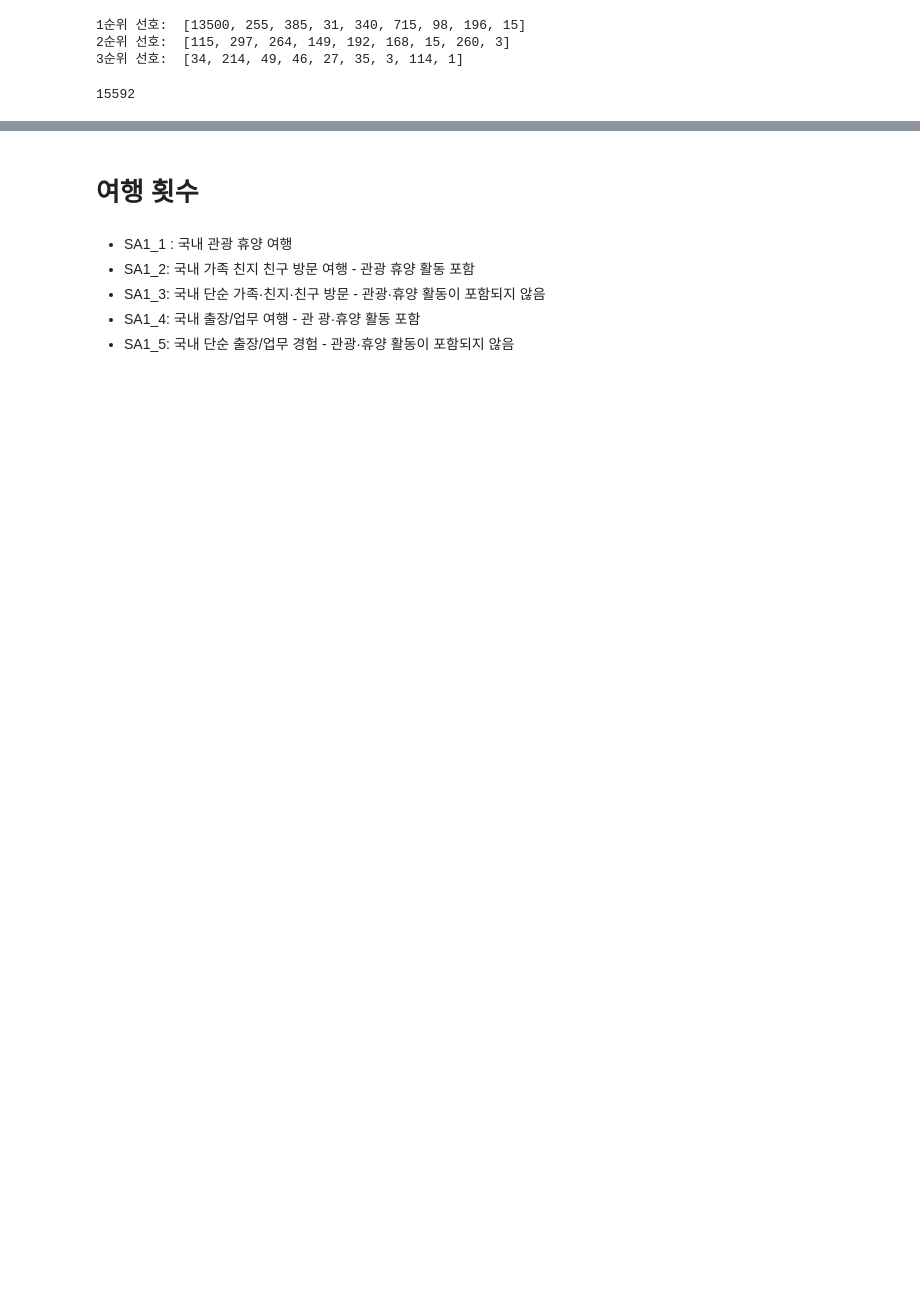
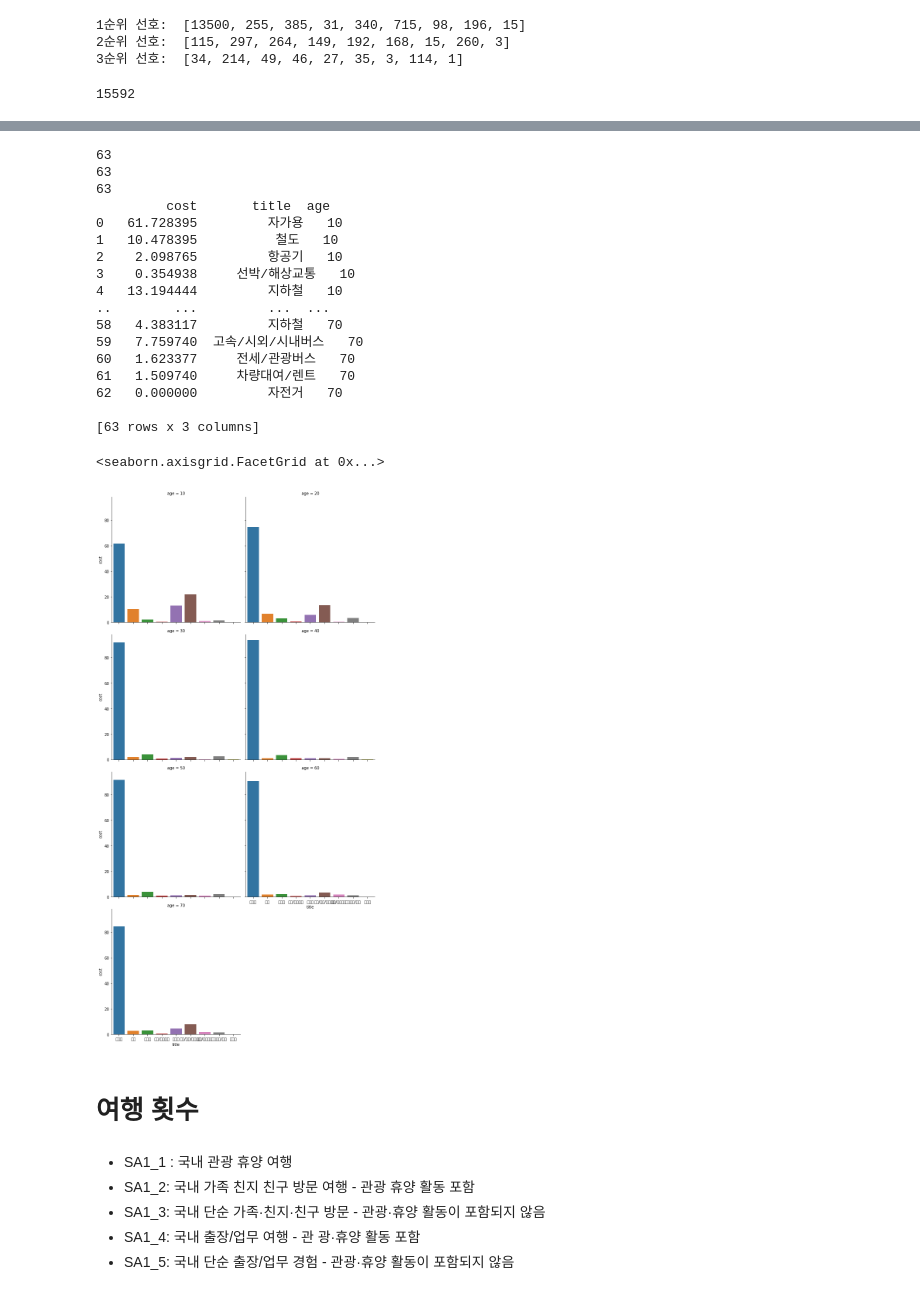
Before and after one commit to ansehoon1999/MG-DataAnaylsis, a Jupyter notebook: 세훈/DataAnaylsis_7_23.ipynb, the cells around one changed output, grey strips where cells are left out. Saved outputs shown, nothing was run; the diff lists cells and outputs as text; code cells hidden in the pictures; blank space fills up the shorter version.

```diff
--- a/세훈/DataAnaylsis_7_23.ipynb
+++ b/세훈/DataAnaylsis_7_23.ipynb
@@ -2204,3 +2891,49 @@ print(count_r)
+# %%
+
+total = result[0] + result[1] + result[2] + result[3]+ result[4] +result[5]+result[6]
+title = ['자가용', '철도', '항공기', '선박/해상교통', '지하철', '고속/시외/시내버스', '전세/관광버스', '차량대여/렌트', '자전거']
+
+title = title * 7
+print(len(total))
+print(len(title))
+age = [10] * 9 + [20] * 9 + [30] * 9 + [40] * 9+ [50] *9 + [60] * 9 + [70] *9
+print(len(age))
+
+
+
+sd = {
+    'cost' : total,
+    'title' : title,
+    'age' : age
+}
+
+df = pd.DataFrame(sd)
+print(df)
+
+
+import seaborn as sns
+
+sns.catplot(kind="bar", data=df, x = "title", y="cost", col="age", col_wrap=2)
+# %% [output]
+63
+63
+63
+         cost       title  age
+0   61.728395         자가용   10
+1   10.478395          철도   10
+2    2.098765         항공기   10
+3    0.354938     선박/해상교통   10
+4   13.194444         지하철   10
+..        ...         ...  ...
+58   4.383117         지하철   70
+59   7.759740  고속/시외/시내버스   70
+60   1.623377     전세/관광버스   70
+61   1.509740     차량대여/렌트   70
+62   0.000000         자전거   70
+
+[63 rows x 3 columns]
+<seaborn.axisgrid.FacetGrid at 0x...>
+[figure, added]
 # %% [markdown]
 # 여행 횟수
 # %% [markdown]
```
Also changed, not shown: parts of 7 cells of this notebook.
